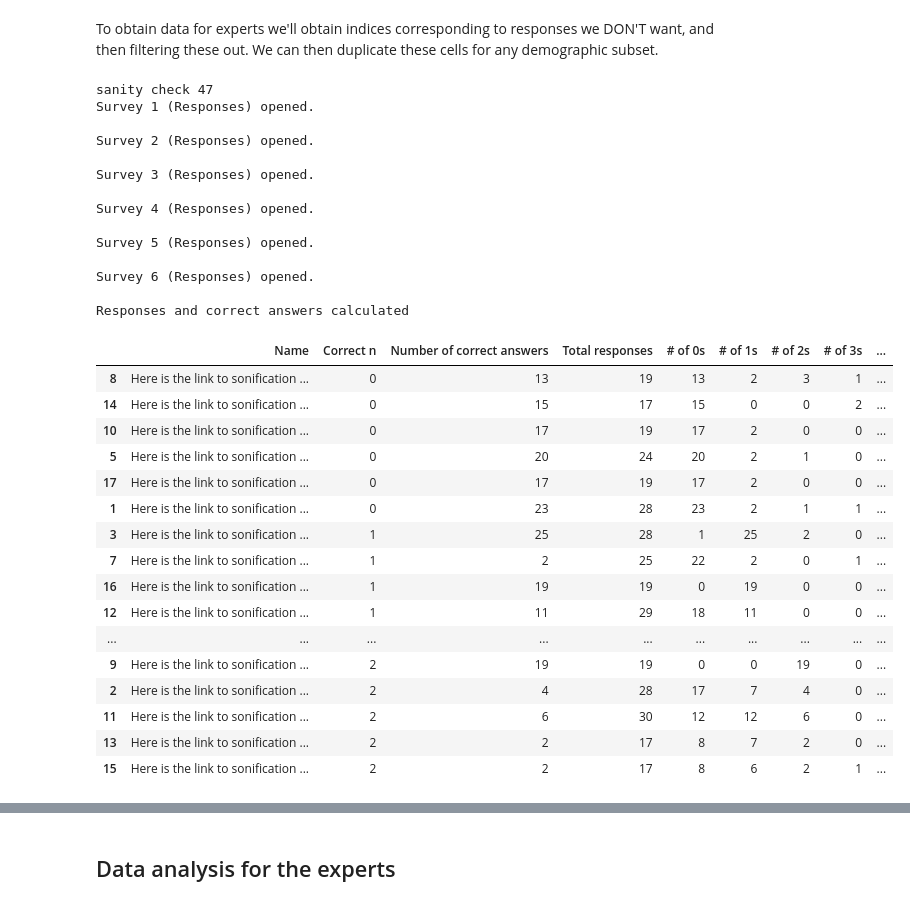
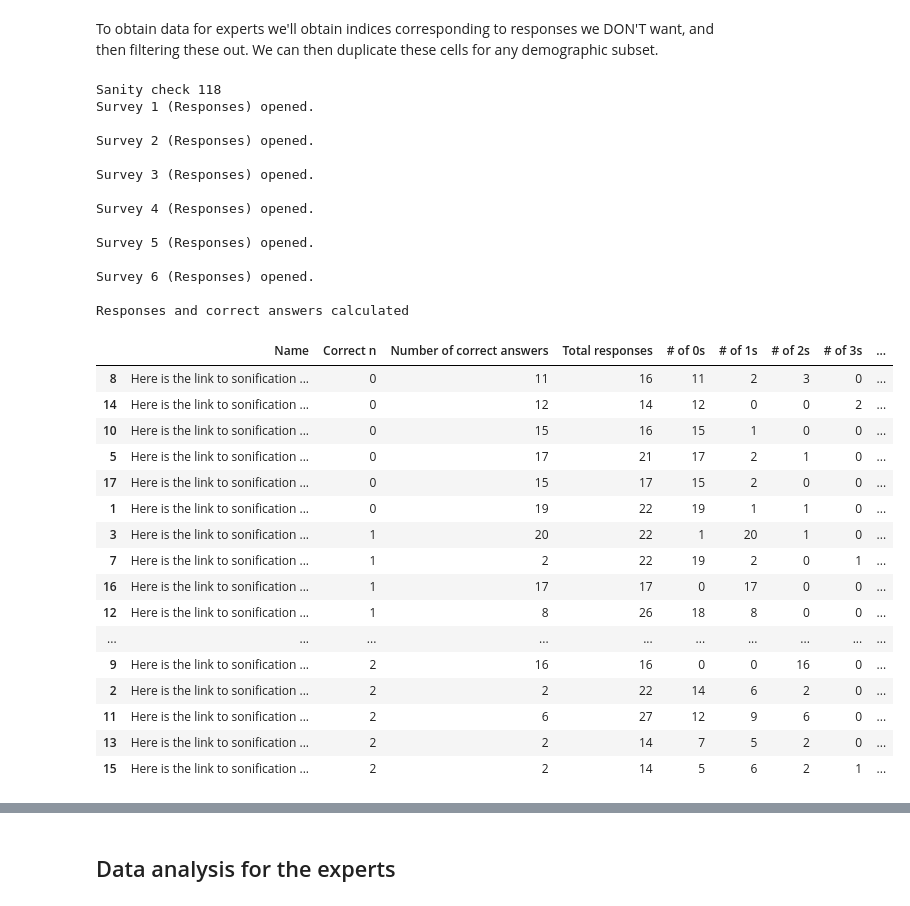
Before and after one commit to jacktuckerbrown/star-sound, a Jupyter notebook: analysis.ipynb, the cells around one changed output, grey strips where cells are left out. Cells and saved outputs as stored; diff of their text form; code cells hidden in the pictures.

```diff
--- a/analysis.ipynb
+++ b/analysis.ipynb
@@ -484,9 +484,7 @@ for i in range(0,len(weighting_matrix)):
         bvi.append(i)
 
 responses = pd.DataFrame({'Astro expert Y': [],
-                          'Astro expert N': [],
                           'Data expert Y': [],
-                          'Data expert N': [],
                           'Music proficiency/4': []})
 
 astro = []
@@ -553,19 +551,15 @@ def convertyn():
 
         if astro[i] == 'Y':
             responses.loc[i, 'Astro expert Y'] = True
-            responses.loc[i, 'Astro expert N'] = False
 
         else:
             responses.loc[i, 'Astro expert Y'] = False
-            responses.loc[i, 'Astro expert N'] = True
 
         if data[i] == 'Y':
             responses.loc[i, 'Data expert Y'] = True
-            responses.loc[i, 'Data expert N'] = False
 
         else:
             responses.loc[i, 'Data expert Y'] = False
-            responses.loc[i, 'Data expert N'] = True
 
         responses.at[i,'Music proficiency/4'] = music[i] # Dropping any responses that weren't given as a number 1-4
 
@@ -628,19 +622,28 @@ global weighting_matrix
 
 expert = responses # Create three duplicates of the matrix of responses - for experts, partial experts, amateurs.
 nexpert = responses
+pexpert = responses
 
 expert = expert[expert['Astro expert Y'] != False]
 expert = expert[expert['Data expert Y'] != False]
 
 expert_indices = expert.index
-print(expert_indices)
+#print(expert_indices)
 
-nexpert = nexpert.drop(nexpert.index[expert_indices])
-display(nexpert)
+pexpert = pexpert.drop(pexpert.index[expert_indices]) # This is actually partial experts + non-experts collated
+#display(pexpert)
 
-#nexpert = nexpert[nexpert['Astro expert N'] != False] # Just responses for not experts in either category (smaller dataset)
-#nexpert = nexpert[nexpert['Data expert N'] != False]
+nexpert = nexpert[nexpert['Astro expert Y'] != True] # Just responses for not experts in either category (smaller dataset)
+nexpert = nexpert[nexpert['Data expert Y'] != True]
 
-display(expert,nexpert)
-print("Number of expert responses",len(expert), ": number of amateurs responses",len(nexpert))
+
+partials = []
+for i in range(0,len(pexpert)):
+    if pexpert.index[i] not in nexpert.index:
+        partials.append(pexpert.index[i])
+
+#print(partials,len(partials))
+
+#display(expert,nexpert)
+print("Number of expert responses",len(expert), ": Number of partial experts responses",len(pexpert), ": Number of non-experts responses",len(nexpert))
 # %% [output]
@@ -921,7 +869,7 @@ n4remove = []
 n5remove = []
 n6remove = []
 
-off = list(nexpert.index.values)
+off = list(pexpert.index.values)
 for i in off:
     to_remove.append(i)
 for i in bvi:
@@ -950,7 +898,7 @@ for x in to_remove:
     else:
         n6remove.append(x-(n_users[1]+n_users[0]+n_users[2]+n_users[3]+n_users[4]))
 
-print("sanity check",len(n1remove)+len(n2remove)+len(n3remove)+len(n4remove)+len(n5remove)+len(n6remove))
+print("Sanity check",len(responses)-(len(n1remove)+len(n2remove)+len(n3remove)+len(n4remove)+len(n5remove)+len(n6remove)),"responses")
 
 total_responses_counter = 0
 
@@ -1032,48 +980,48 @@ print("Responses and correct answers calculated")
 def get_df_name(df):
     name = [x for x in globals() if globals()[x] is df][0]
     return name
 
 str_df = [get_df_name(expert_sound),get_df_name(expert_visual),get_df_name(expert_video)]
 
 sets_expert = pd.DataFrame({'Data':[expert_sound,expert_visual,expert_video],
                     'String': str_df})
 
 def sort(df):
     df.sort_values(by=['Correct n'], inplace=True)
 
 for x in sets_expert['Data']:
     sort(x)
     display(x)
 # %% [output]
-sanity check 47
+Sanity check 118
 Survey 1 (Responses) opened.
 
 Survey 2 (Responses) opened.
 
 Survey 3 (Responses) opened.
 
 Survey 4 (Responses) opened.
 
 Survey 5 (Responses) opened.
 
 Survey 6 (Responses) opened.
 
 Responses and correct answers calculated
 |  | Name | Correct n | Number of correct answers | Total responses | # of 0s | # of 1s | # of 2s | # of 3s | ... |
-| 8 | Here is the link to sonification ... | 0 | 13 | 19 | 13 | 2 | 3 | 1 | ... |
-| 14 | Here is the link to sonification ... | 0 | 15 | 17 | 15 | 0 | 0 | 2 | ... |
-| 10 | Here is the link to sonification ... | 0 | 17 | 19 | 17 | 2 | 0 | 0 | ... |
-| 5 | Here is the link to sonification ... | 0 | 20 | 24 | 20 | 2 | 1 | 0 | ... |
-| 17 | Here is the link to sonification ... | 0 | 17 | 19 | 17 | 2 | 0 | 0 | ... |
-| 1 | Here is the link to sonification ... | 0 | 23 | 28 | 23 | 2 | 1 | 1 | ... |
-| 3 | Here is the link to sonification ... | 1 | 25 | 28 | 1 | 25 | 2 | 0 | ... |
-| 7 | Here is the link to sonification ... | 1 | 2 | 25 | 22 | 2 | 0 | 1 | ... |
-| 16 | Here is the link to sonification ... | 1 | 19 | 19 | 0 | 19 | 0 | 0 | ... |
-| 12 | Here is the link to sonification ... | 1 | 11 | 29 | 18 | 11 | 0 | 0 | ... |
+| 8 | Here is the link to sonification ... | 0 | 11 | 16 | 11 | 2 | 3 | 0 | ... |
+| 14 | Here is the link to sonification ... | 0 | 12 | 14 | 12 | 0 | 0 | 2 | ... |
+| 10 | Here is the link to sonification ... | 0 | 15 | 16 | 15 | 1 | 0 | 0 | ... |
+| 5 | Here is the link to sonification ... | 0 | 17 | 21 | 17 | 2 | 1 | 0 | ... |
+| 17 | Here is the link to sonification ... | 0 | 15 | 17 | 15 | 2 | 0 | 0 | ... |
+| 1 | Here is the link to sonification ... | 0 | 19 | 22 | 19 | 1 | 1 | 0 | ... |
+| 3 | Here is the link to sonification ... | 1 | 20 | 22 | 1 | 20 | 1 | 0 | ... |
+| 7 | Here is the link to sonification ... | 1 | 2 | 22 | 19 | 2 | 0 | 1 | ... |
+| 16 | Here is the link to sonification ... | 1 | 17 | 17 | 0 | 17 | 0 | 0 | ... |
+| 12 | Here is the link to sonification ... | 1 | 8 | 26 | 18 | 8 | 0 | 0 | ... |
 | ... | ... | ... | ... | ... | ... | ... | ... | ... | ... |
-| 9 | Here is the link to sonification ... | 2 | 19 | 19 | 0 | 0 | 19 | 0 | ... |
-| 2 | Here is the link to sonification ... | 2 | 4 | 28 | 17 | 7 | 4 | 0 | ... |
-| 11 | Here is the link to sonification ... | 2 | 6 | 30 | 12 | 12 | 6 | 0 | ... |
-| 13 | Here is the link to sonification ... | 2 | 2 | 17 | 8 | 7 | 2 | 0 | ... |
-| 15 | Here is the link to sonification ... | 2 | 2 | 17 | 8 | 6 | 2 | 1 | ... |
+| 9 | Here is the link to sonification ... | 2 | 16 | 16 | 0 | 0 | 16 | 0 | ... |
+| 2 | Here is the link to sonification ... | 2 | 2 | 22 | 14 | 6 | 2 | 0 | ... |
+| 11 | Here is the link to sonification ... | 2 | 6 | 27 | 12 | 9 | 6 | 0 | ... |
+| 13 | Here is the link to sonification ... | 2 | 2 | 14 | 7 | 5 | 2 | 0 | ... |
+| 15 | Here is the link to sonification ... | 2 | 2 | 14 | 5 | 6 | 2 | 1 | ... |
 |  | Name | Correct n | Number of correct answers | Total responses | # of 0s | # of 1s | # of 2s | # of 3s | ... |
```
Also changed, not shown: parts of 19 cells of this notebook.
